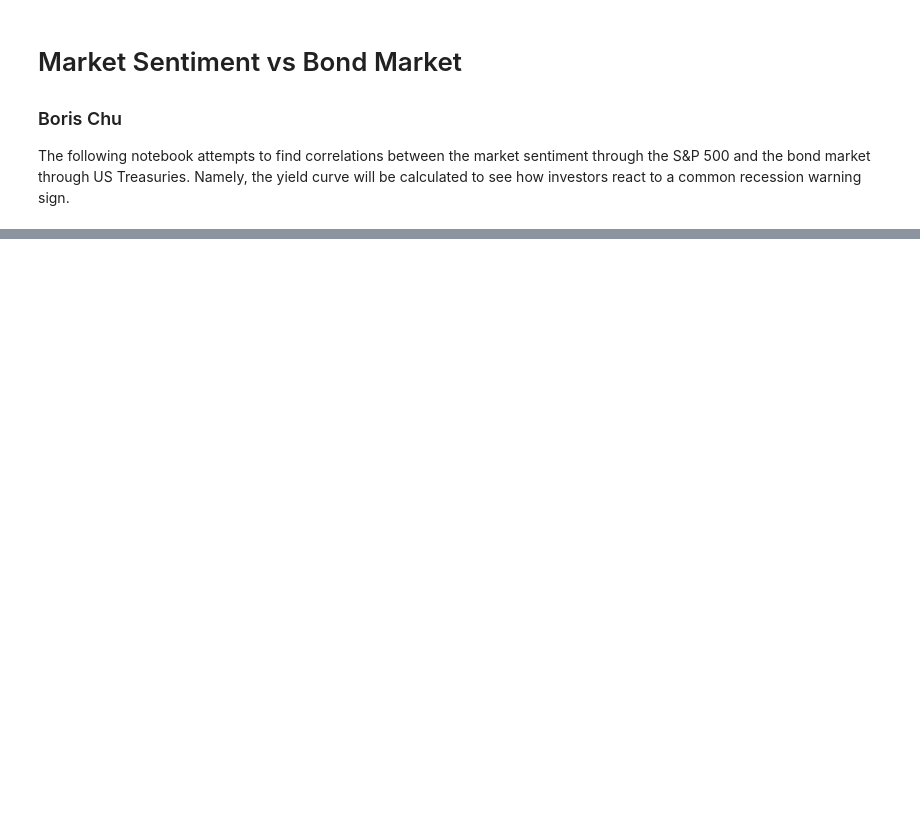
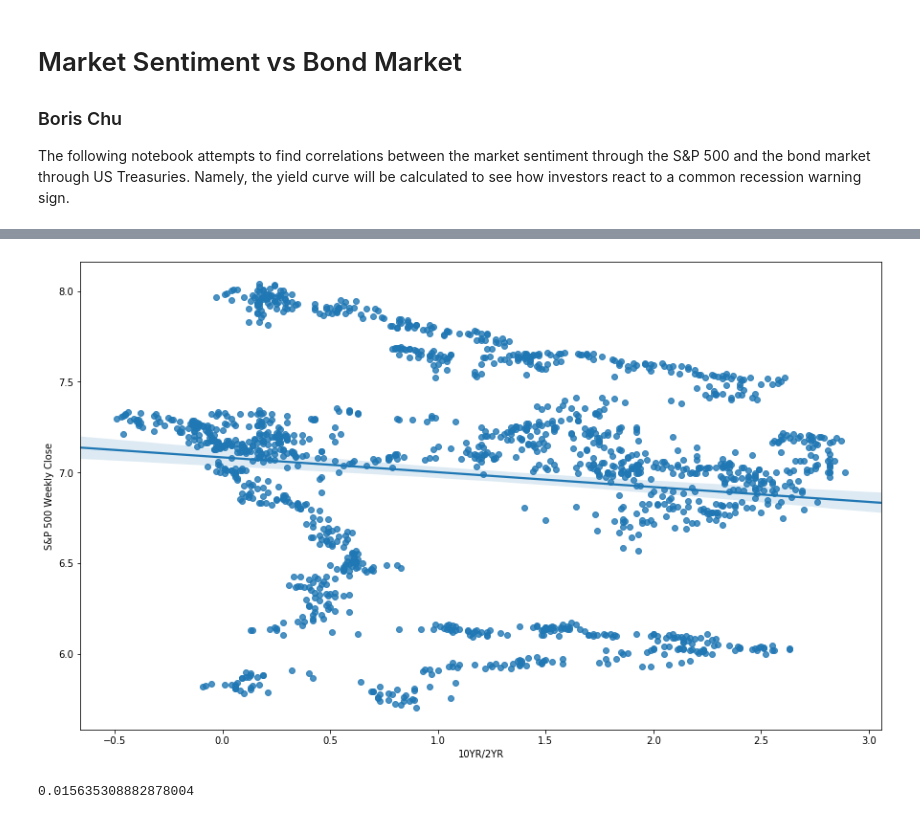
Before and after one commit to borischu/Market-Sentiment-vs-Bond-Market, a Jupyter notebook: Market Sentiment vs Bond Market.ipynb, the cells around one changed output, grey strips where cells are left out. Saved outputs shown, nothing was run; the diff lists cells and outputs as text; code cells hidden in the pictures; blank space fills up the shorter version.

```diff
--- a/Market Sentiment vs Bond Market.ipynb
+++ b/Market Sentiment vs Bond Market.ipynb
@@ -72,0 +88,13 @@ plt.plot(df['S&P 500 Weekly Close'])
+# %%
+# Plot S&P 500 vs 10 YR - 2 YR spread
+# Transform S&P 500 to logrithmic scale
+spy = np.log(data['S&P 500 Weekly Close'])
+spy_yield_curve = pd.concat([yield_curve, spy], axis=1)
+sns.regplot(x='10YR/2YR', y='S&P 500 Weekly Close', data=spy_yield_curve)
+plt.show()
+slope, intercept, r_value, p_value, std_err = stats.linregress(
+    spy_yield_curve['10YR/2YR'],spy_yield_curve['S&P 500 Weekly Close'])
+print(r_value**2)
+# %% [output]
+[figure, added]
+0.015635308882878004
```
Also changed, not shown: parts of 8 cells of this notebook.
